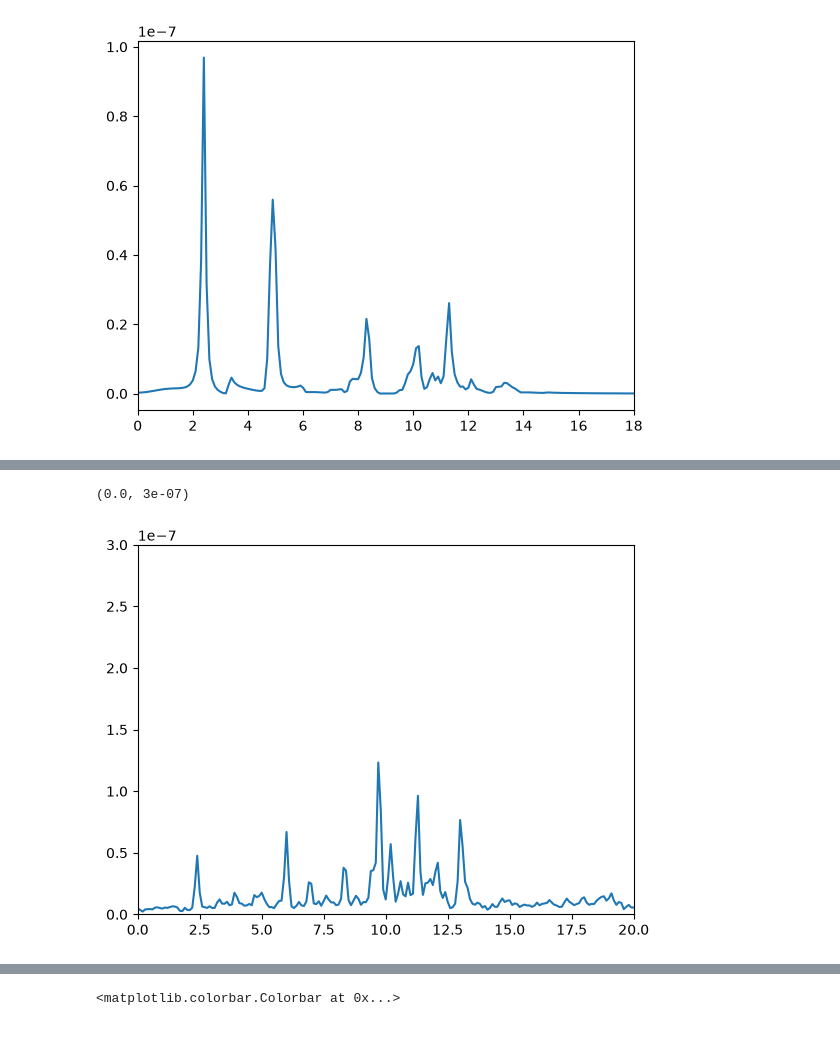
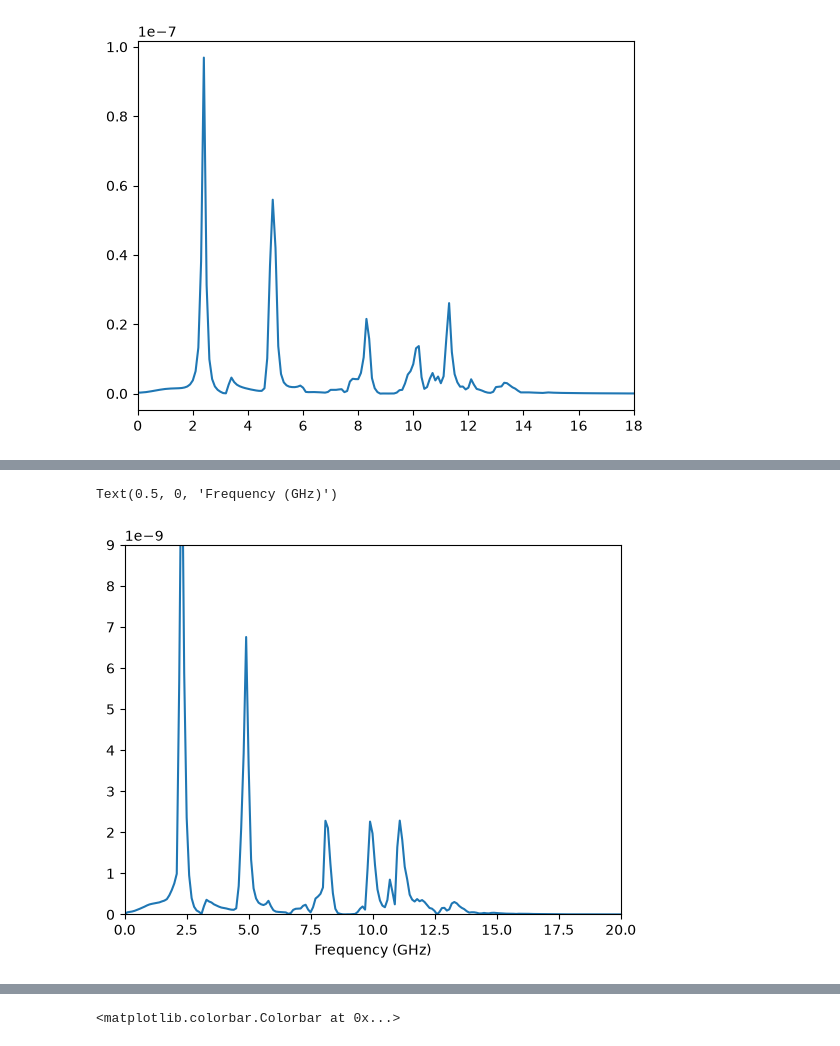
Before and after one commit to Weaser15/maglab, a Jupyter notebook: notebooks/ringdown.ipynb, the cells around one changed output, grey strips where cells are left out. Drawn from its saved outputs; the diff is of its cells as text; code cells hidden in the pictures.

```diff
--- a/notebooks/ringdown.ipynb
+++ b/notebooks/ringdown.ipynb
@@ -37,8 +35,9 @@ plt.xlim(0, 18)
 (0.0, 18.0)
 [figure]
 # %%
-DIRPATH = Path(r"C:\Users\qqhx82\OneDrive - Durham University\PhD Files\Simulations\2026-05-22 AASI Dynamics 2x2\1-1\1-1_phi0_3\1-1_phi0_3exct_B000060.out")
+# DIRPATH = Path(r"C:\Users\qqhx82\OneDrive - Durham University\PhD Files\Simulations\2026-05-22 AASI Dynamics 2x2\1-1\1-1_phi0_3\1-1_phi0_3exct_B000060.out")
 DIRPATH = Path(r"C:\Users\qqhx82\OneDrive - Durham University\PhD Files\Simulations\2026-09-18 ASI Test\E3_256_m200_exct.out")
+DIRPATH = Path(r"C:\Users\qqhx82\OneDrive - Durham University\PhD Files\Simulations\2026-09-18 ASI Test\E3_256_m200_exct_maxerr8.out")
 # (psd, phase), (frequencies, psd_spectrum) = l_rd.load_ringdown(DIRPATH)
 # plt.plot(frequencies, psd_spectrum)
 
@@ -49,8 +45,12 @@ spec, freqs, bls, fmr = l_rd.load_ringdown(DIRPATH)
 # %%
-plt.plot(freqs / 1e9, bls)
+plt.plot(freqs / 1e9, fmr)
 plt.xlim(0, 20)
-plt.ylim(0, 0.3e-6)
+# plt.ylim(0, 0.3e-6)
+# plt.ylim(0, 0.2e-8)
+# plt.ylim(0, 1.2e-6)
+plt.ylim(0, 0.9e-8)
+plt.xlabel("Frequency (GHz)")
 # %% [output]
-(0.0, 3e-07)
+Text(0.5, 0, 'Frequency (GHz)')
-[figure, old version]
+[figure, new version]
 # %%
```
Also changed, not shown: parts of 3 cells of this notebook.
